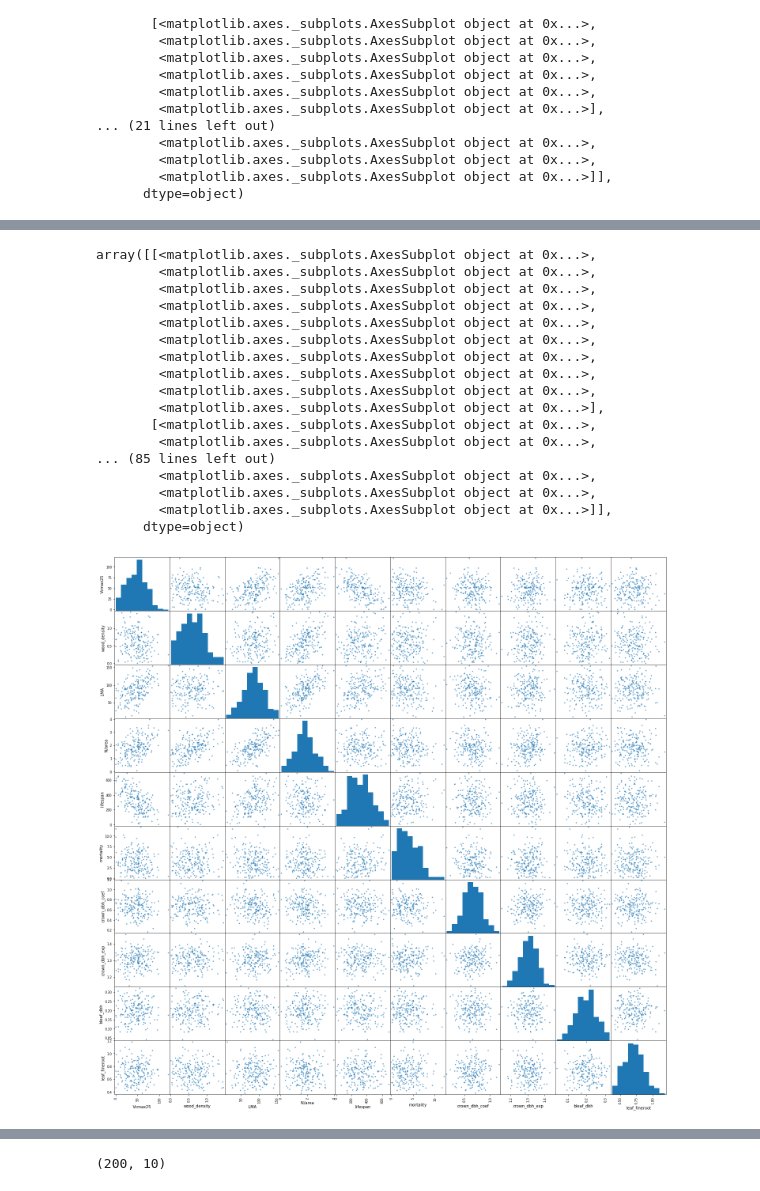
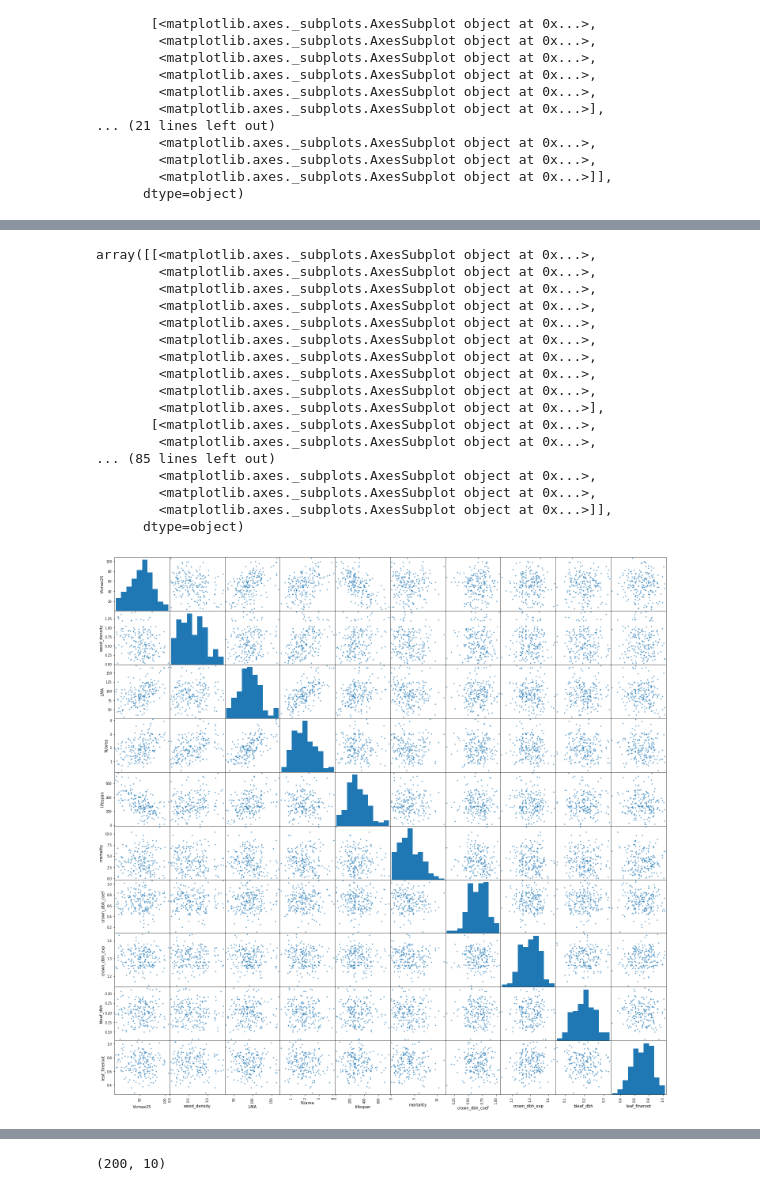
Before and after one commit to NGEET/testbeds, a Jupyter notebook: BCI_testbed/traits_analysis.ipynb, the cells around one changed output, grey strips where cells are left out. Drawn from its saved outputs; the diff is of its cells as text; code cells hidden in the pictures.

```diff
--- a/BCI_testbed/traits_analysis.ipynb
+++ b/BCI_testbed/traits_analysis.ipynb
@@ -339,7 +339,8 @@ array([[<matplotlib.axes._subplots.AxesSubplot object at 0x...>,
 
 n_out = 200
 means = traits_matrix.mean(axis=0)
-X = np.random.multivariate_normal(means, np.array(trait_cov), n_out)
+randomstate = np.random.RandomState(11)
+X = randomstate.multivariate_normal(means, np.array(trait_cov), n_out)
 df2 = pandas.DataFrame(X, columns=column_names)
 pandas.plotting.scatter_matrix(df2, alpha=0.7, figsize=(15, 15), diagonal='hist')
 # %% [output]
@@ -456,8 +457,8 @@ means_total[crown_to_dbh_exponent_indx] = crown_to_dbh_exponent_mean
 means_total[bleaf_to_dbh_indx] = bleaf_to_dbh_mean
 means_total[leaf_to_fineroot_indx] = leaf_to_fineroot_mean
 
-X_total = np.random.multivariate_normal(means_total, np.array(full_trait_cov_matrix), n_out)
-X_total_backup = np.random.multivariate_normal(means_total, np.array(full_trait_cov_matrix), n_out)
+X_total = randomstate.multivariate_normal(means_total, np.array(full_trait_cov_matrix), n_out)
+X_total_backup = randomstate.multivariate_normal(means_total, np.array(full_trait_cov_matrix), n_out)
 
 ### all of thes variables are positive definite.  go through them and check each row to make sure that all values
 ### in the row are positive.  if not, replace the entire row with one from a backup array
@@ -466,33 +467,33 @@ for i in range(n_out):
     if X_total[i,:].min() <= 0:
         replacement_found = False
         backup_copy = backup_copy + 1
         while not replacement_found:
             if X_total_backup[backup_copy,:].min() > 0:
                 replacement_found = True
             else:
                 backup_copy = backup_copy + 1
         X_total[i,:] = X_total_backup[backup_copy,:]
 
 df4 = pandas.DataFrame(X_total, columns=['Vcmax25', 'wood_density', 'LMA', 'N/area','lifespan','mortality','crown_dbh_coef','crown_dbh_exp','bleaf_dbh','leaf_fineroot'])
 pandas.plotting.scatter_matrix(df4, alpha=0.7, figsize=(25, 25), diagonal='hist')
 # %% [output]
 array([[<matplotlib.axes._subplots.AxesSubplot object at 0x...>,
         <matplotlib.axes._subplots.AxesSubplot object at 0x...>,
         <matplotlib.axes._subplots.AxesSubplot object at 0x...>,
         <matplotlib.axes._subplots.AxesSubplot object at 0x...>,
         <matplotlib.axes._subplots.AxesSubplot object at 0x...>,
         <matplotlib.axes._subplots.AxesSubplot object at 0x...>,
         <matplotlib.axes._subplots.AxesSubplot object at 0x...>,
         <matplotlib.axes._subplots.AxesSubplot object at 0x...>,
         <matplotlib.axes._subplots.AxesSubplot object at 0x...>,
         <matplotlib.axes._subplots.AxesSubplot object at 0x...>],
        [<matplotlib.axes._subplots.AxesSubplot object at 0x...>,
         <matplotlib.axes._subplots.AxesSubplot object at 0x...>,
 ... (85 lines left out)
         <matplotlib.axes._subplots.AxesSubplot object at 0x...>,
         <matplotlib.axes._subplots.AxesSubplot object at 0x...>,
         <matplotlib.axes._subplots.AxesSubplot object at 0x...>]],
       dtype=object)
-[figure, old version]
+[figure, new version]
 # %%
 ### now we want to write these new parameters to a set of fates netcdf parameter files
```
Also changed, not shown: parts of 3 cells of this notebook.
